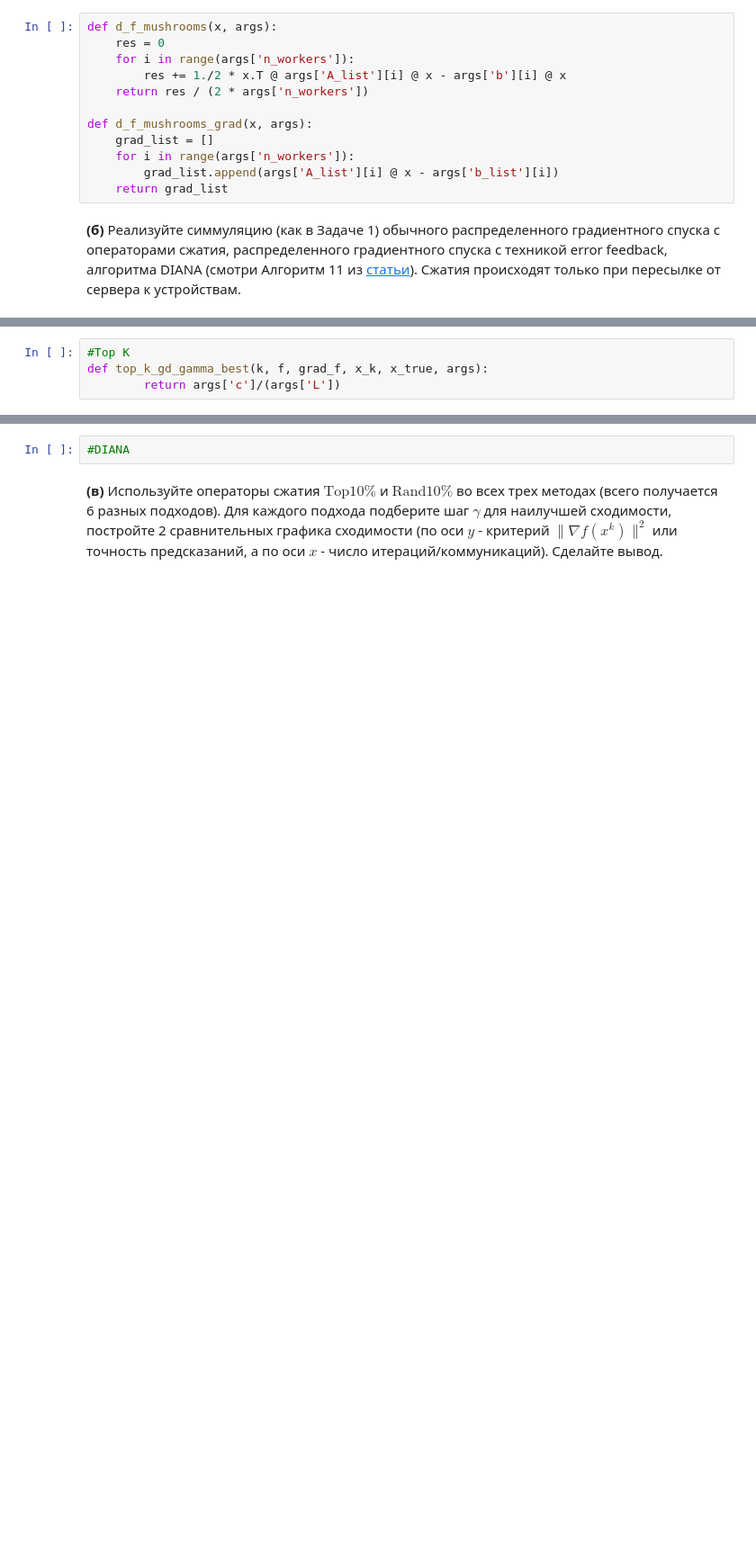
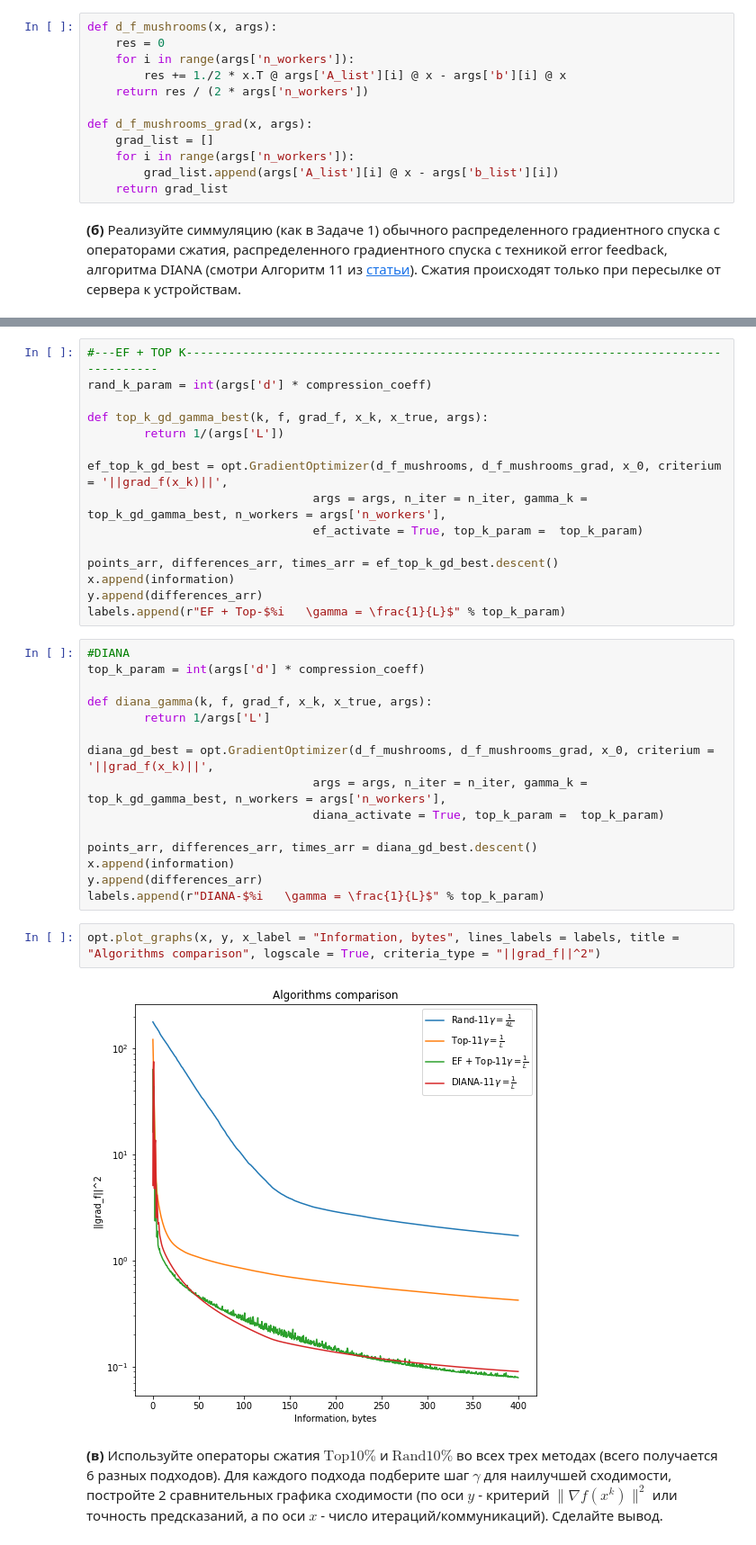
Before and after one commit to k2a07/MIPT-homeworks, a Jupyter notebook: Acharya_Kirill_Optimization_HW_7.ipynb, the cells around one changed output, grey strips where cells are left out. Shown at 90% size. Drawn from its saved outputs; the diff is of its cells as text; blank space fills up the shorter version.

```diff
--- a/Acharya_Kirill_Optimization_HW_7.ipynb
+++ b/Acharya_Kirill_Optimization_HW_7.ipynb
@@ -249,4 +231,0 @@ opt.plot_graphs(x, y, x_label = "Information, bytes", lines_labels = labels, tit
-# %%
-#Top K
-def top_k_gd_gamma_best(k, f, grad_f, x_k, x_true, args):
-        return args['c']/(args['L'])
@@ -253,5 +247,37 @@ def top_k_gd_gamma_best(k, f, grad_f, x_k, x_true, args):
+# %%
+#---EF + TOP K--------------------------------------------------------------------------------------
+rand_k_param = int(args['d'] * compression_coeff)
+
+def top_k_gd_gamma_best(k, f, grad_f, x_k, x_true, args):
+        return 1/(args['L'])
+
+ef_top_k_gd_best = opt.GradientOptimizer(d_f_mushrooms, d_f_mushrooms_grad, x_0, criterium = '||grad_f(x_k)||',
+                                args = args, n_iter = n_iter, gamma_k = top_k_gd_gamma_best, n_workers = args['n_workers'],
+                                ef_activate = True, top_k_param =  top_k_param)
+
+points_arr, differences_arr, times_arr = ef_top_k_gd_best.descent()
+x.append(information)
+y.append(differences_arr)
+labels.append(r"EF + Top-$%i   \gamma = \frac{1}{L}$" % top_k_param)
 # %%
 #DIANA
+top_k_param = int(args['d'] * compression_coeff)
+
+def diana_gamma(k, f, grad_f, x_k, x_true, args):
+        return 1/args['L']
+
+diana_gd_best = opt.GradientOptimizer(d_f_mushrooms, d_f_mushrooms_grad, x_0, criterium = '||grad_f(x_k)||',
+                                args = args, n_iter = n_iter, gamma_k = top_k_gd_gamma_best, n_workers = args['n_workers'],
+                                diana_activate = True, top_k_param =  top_k_param)
+
+points_arr, differences_arr, times_arr = diana_gd_best.descent()
+x.append(information)
+y.append(differences_arr)
+labels.append(r"DIANA-$%i   \gamma = \frac{1}{L}$" % top_k_param)
+# %%
+opt.plot_graphs(x, y, x_label = "Information, bytes", lines_labels = labels, title = "Algorithms comparison", logscale = True, criteria_type = "||grad_f||^2")
+# %% [output]
+[figure, added]
 # %% [markdown]
 __(в)__ Используйте операторы сжатия $\text{Top}10\%$ и $\text{Rand}10\%$ во всех трех методах (всего получается 6 разных подходов). Для каждого подхода подберите шаг $\gamma$ для наилучшей сходимости, постройте 2 сравнительных графика сходимости (по оси $y$ - критерий $\| \nabla f(x^k)\|^2$ или точность предсказаний, а по оси $x$ - число итераций/коммуникаций). Сделайте вывод.
 # %%
```
Also changed, not shown: parts of 5 cells of this notebook.
